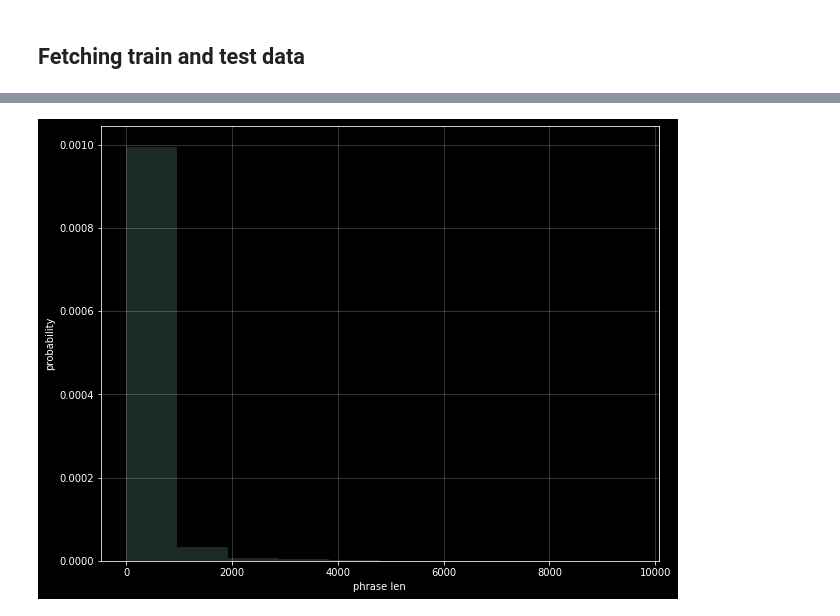
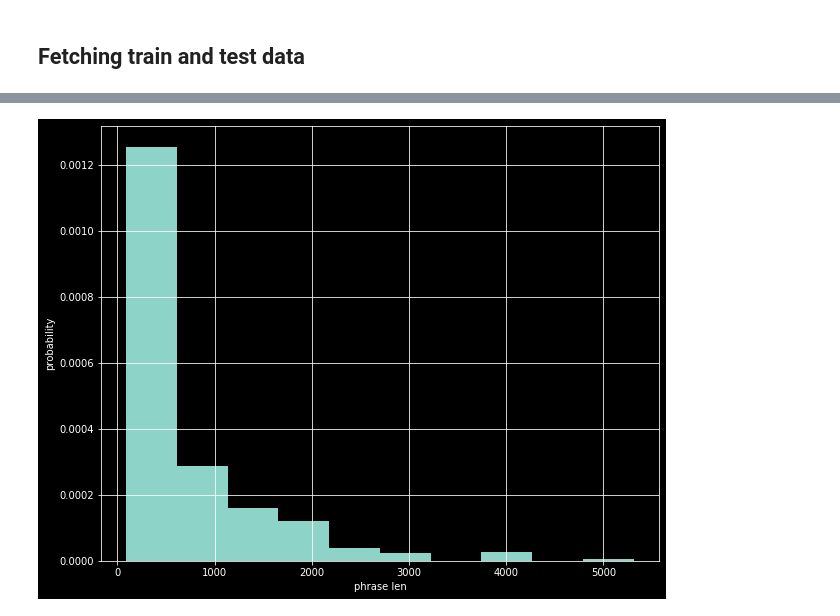
Before and after one commit to dinThea/event_detection, a Jupyter notebook: fetch_train_and_test.ipynb, the cells around one changed output, grey strips where cells are left out. Cells and saved outputs as stored; diff of their text form; code cells hidden in the pictures.

Commit message:
working by separating each dimention on features

```diff
--- a/fetch_train_and_test.ipynb
+++ b/fetch_train_and_test.ipynb
@@ -33,17 +35,21 @@ physical_device_desc: "device: XLA_CPU device"
 # %%
-def fetch_multiple_days (credentials, *days):
+def fetch_multiple_days (credentials, *days, equalize=False):
 
     purchases, regular_events = clear_events(fetch_events(credentials['user'], credentials['pwd'], days[0]).json()[0])
 
     data = load_csv_and_create_dataframe(purchases, 1)
-    data = load_csv_and_create_dataframe(regular_events, 0, data)
+    if equalize:
+        data = load_csv_and_create_dataframe(sorted(regular_events, key=lambda x:random.random())[:len(purchases)], 0, data)
+    else:
+        data = load_csv_and_create_dataframe(regular_events, 0, data)
 
     for day in days[1:]:
-        print (day)
         purchases, regular_events = clear_events(fetch_events(credentials['user'], credentials['pwd'], day).json()[0])
         data = load_csv_and_create_dataframe(purchases, 1, data)
-        data = load_csv_and_create_dataframe(regular_events, 0, data)
-
+        if equalize:
+            data = load_csv_and_create_dataframe(sorted(regular_events, key=lambda x:random.random())[:len(purchases)], 0, data)
+        else:
+            data = load_csv_and_create_dataframe(regular_events, 0, data)
     return data
 # %% [markdown]
 ## Fetching train and test data
@@ -52,7 +58,7 @@ load_credentials()
 credentials = {}
 with open('credentials_visio.json') as creds:
     credentials = json.load(creds)
-train_data = fetch_multiple_days(credentials, '2020-01-27', '2020-01-25', '2020-01-24', '2020-01-13', '2020-01-20')
-test_data = fetch_multiple_days(credentials, '2020-01-14')
+train_data = fetch_multiple_days(credentials, '2020-01-30', '2020-01-28', '2020-01-27', '2020-01-25', '2020-01-24', '2020-01-13', '2020-01-20')
+test_data = fetch_multiple_days(credentials, '2020-01-30', equalize=False)
 # %% [output]
 Login succed
@@ -106,8 +72,28 @@ feature_dimention = 4
+# %%
+def generate_x_data(data):
+    data['pos'] = data['pos'].apply(lambda x: np.array([list(map(float, value.replace('(','[').replace(')',']').replace('[','').replace(']','').split(', '))) for value in x]))
+    data['len'] = data['pos'].apply(len)
+    data['x'] = data['pos'].apply(lambda x: [data[0] for data in x])
+    data['y'] = data['pos'].apply(lambda x: [data[1] for data in x])
+    data['sizex'] = data['pos'].apply(lambda x: [data[2] for data in x])
+    data['sizey'] = data['pos'].apply(lambda x: [data[3] for data in x])
+
+    return data
+# %%
+train_Data = train_data.copy()
+train_Data = generate_x_data(train_Data)
+feature_dimention = 4
+
+test_Data = test_data.copy()
+test_Data = generate_x_data(test_Data)
+
+max_phrase_len = min(test_Data['len'].max() if test_Data['len'].max() > test_Data['len'].max() else test_Data['len'].max(), 3000)
+feature_dimention = 4
 # %%
 plt.figure(figsize = (10, 8))
-plt.hist(new_data['len'], alpha = 0.2, density = True)
+plt.hist(test_Data['len'], density = True)
 plt.xlabel('phrase len')
 plt.ylabel('probability')
-plt.grid(alpha = 0.25)
+plt.grid()
 # %% [output]
-[figure, old version]
+[figure, new version]
```
Also changed, not shown: parts of 19 cells of this notebook, 4 other files.
